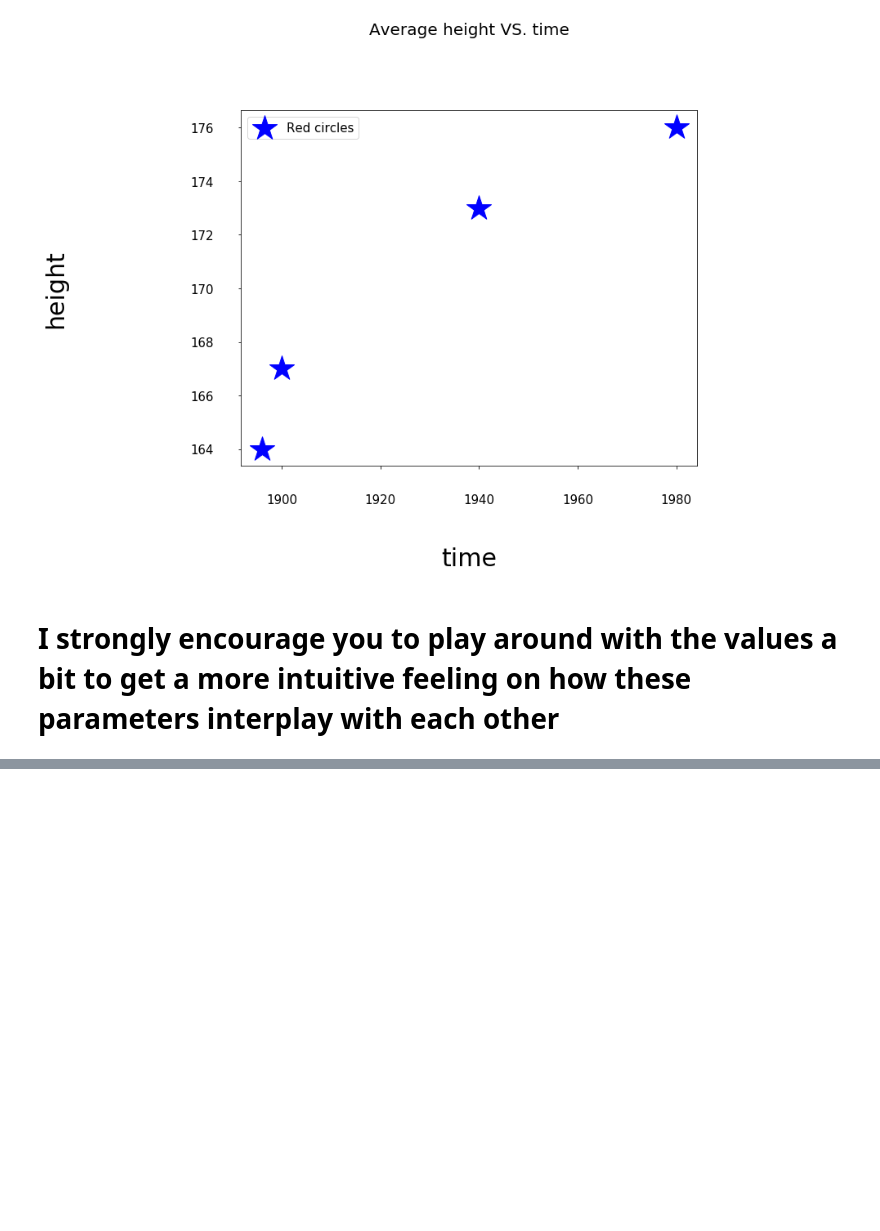
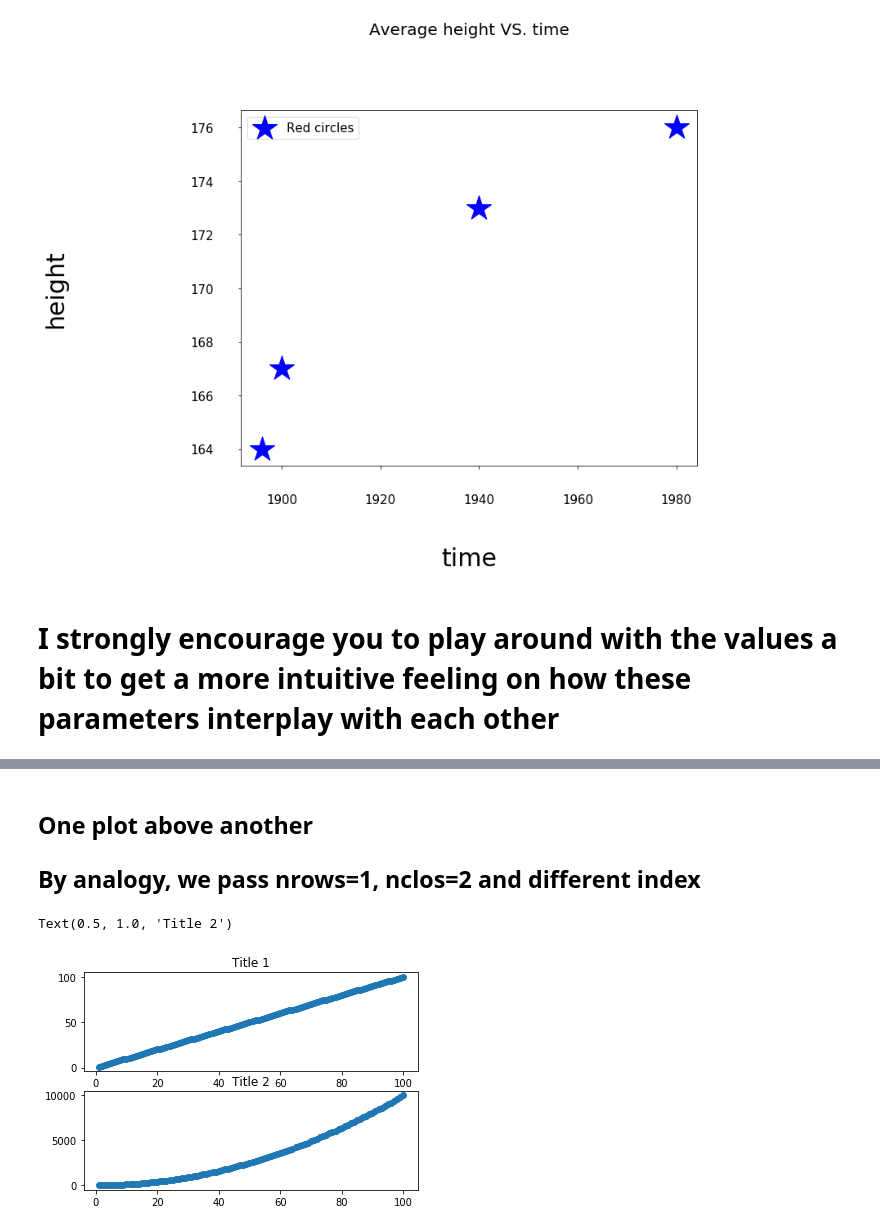
Before and after one commit to RuslanBrilenkov/Python_Tutorials, a Jupyter notebook: Learning_Plots_with_matplotlib.ipynb, the cells around one changed output, grey strips where cells are left out. Drawn from its saved outputs; the diff is of its cells as text; code cells hidden in the pictures; blank space fills up the shorter version.

```diff
--- a/Learning_Plots_with_matplotlib.ipynb
+++ b/Learning_Plots_with_matplotlib.ipynb
@@ -259,0 +366,18 @@ plt.legend(loc="best", fontsize=15)
+# %% [markdown]
+## One plot above another
+## By analogy, we pass nrows=1, nclos=2 and different index
+# %%
+# Create a figure
+fig = plt.figure()
+
+# Creates two subplots and unpacks the output array immediately
+ax1 = plt.subplot(2, 1, 1)
+ax1.scatter(x, y1)
+ax1.set_title('Title 1')
+
+ax2 = plt.subplot(2, 1, 2)
+ax2.scatter(x, y2)
+ax2.set_title('Title 2')
+# %% [output]
+Text(0.5, 1.0, 'Title 2')
+[figure, added]
```
Also changed, not shown: parts of 20 cells of this notebook.
